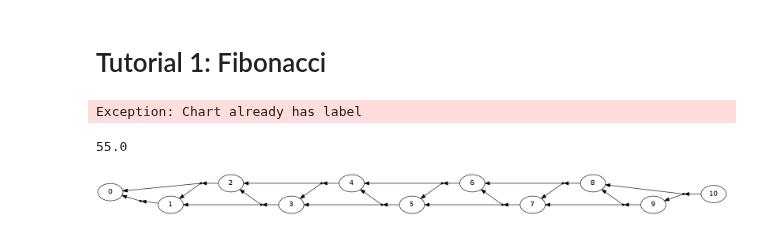
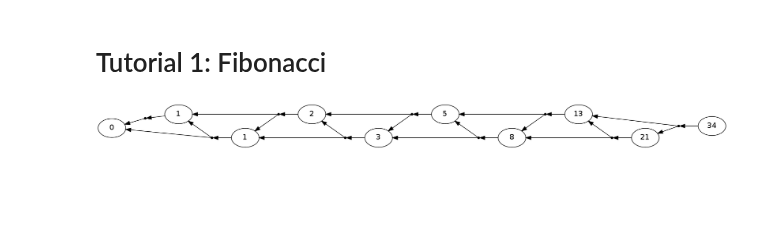
Before and after one commit to srush/PyDecode, a Jupyter notebook: notebooks/Fibonacci.ipynb, the cells around one changed output. Cells and saved outputs as stored; diff of their text form; code cells hidden in the pictures; blank space fills up the shorter version.

```diff
--- a/notebooks/Fibonacci.ipynb
+++ b/notebooks/Fibonacci.ipynb
@@ -7,24 +7,17 @@ import pydecode.potentials as potentials
 # %%
 n = 10
-c = ph.ChartBuilder(item_set=ph.IndexSet(n))
+c = pydecode.ChartBuilder(item_set=pydecode.IndexSet(n + 1))
 c[0] = c.init()
 c[1] = [c.merge(0)]
-for i in range(2, n + 1):
-    print i
-    c[i] = c.merge(i - 1, i - 2)
+for i in range(2, n):
+    c[i] = [c.merge(i-1, i-2)]
 hypergraph = c.finish()
-# %% [output]
-Exception: Chart already has label
-# %%
-c = chart.ChartBuilder(semiring=potentials.LogViterbiValue)
-fibo_dp(c, 10).finish()
-# %% [output]
-55.0
-# %%
-c = chart.ChartBuilder(semiring=chart.HypergraphSemiRing,
-                       build_hypergraph=True)
-hypergraph = fibo_dp(c, 10).finish()
+# %%
+scores = np.zeros(len(hypergraph.edges))
+scores[0] = 1
+chart = np.array(pydecode.inside(hypergraph, scores), dtype=np.uint8)
 # %%
-display.HypergraphFormatter(hypergraph, show_hyperedges=False).to_ipython()
+hypergraph.labeling = pydecode.Labeling(hypergraph, chart, None )
+pydecode.display.HypergraphFormatter(hypergraph, show_hyperedges=False).to_ipython()
 # %% [output]
-[figure, old version]
+[figure, new version]
```
Also changed, not shown: parts of 1 cell of this notebook, 7 other files.
